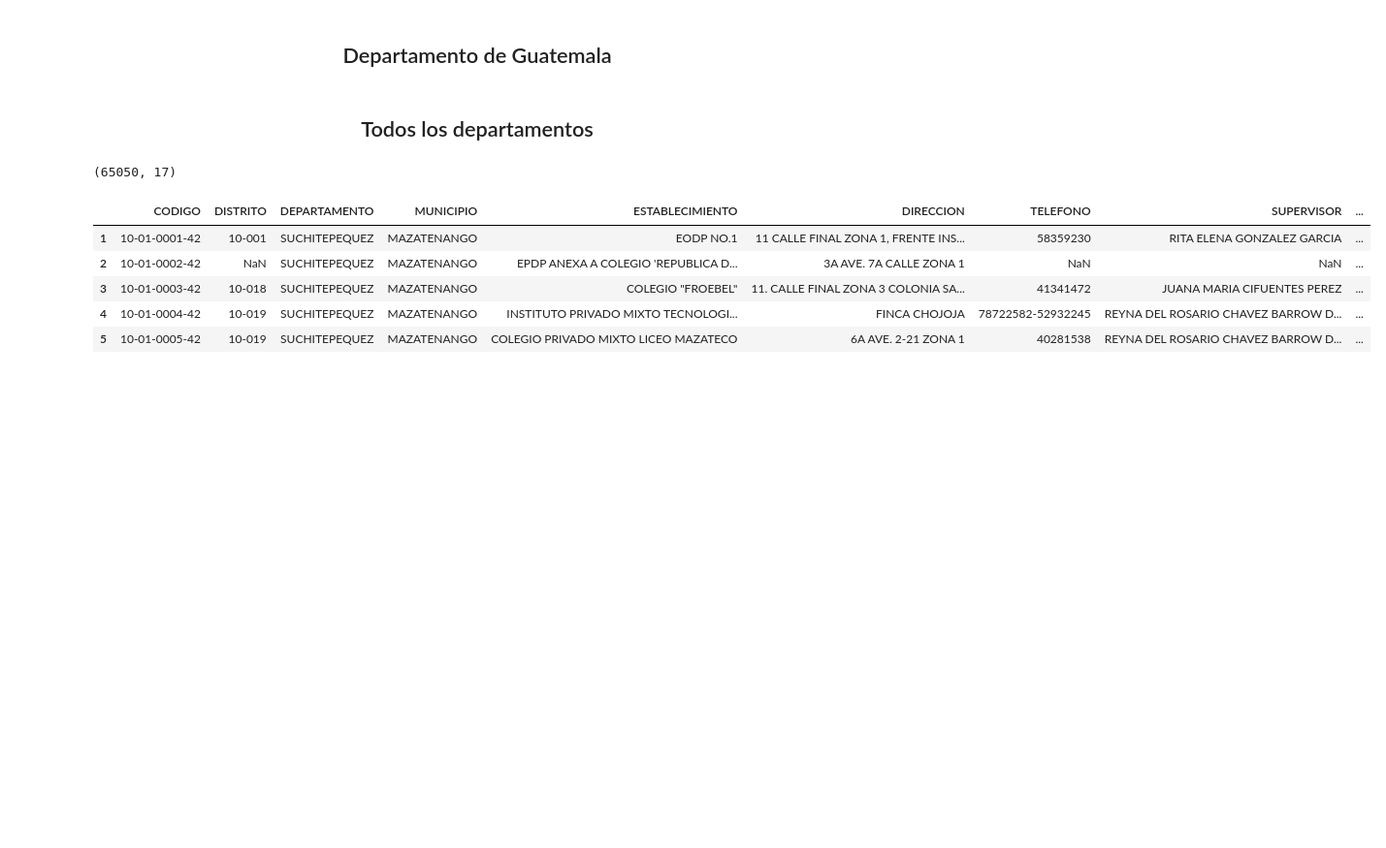
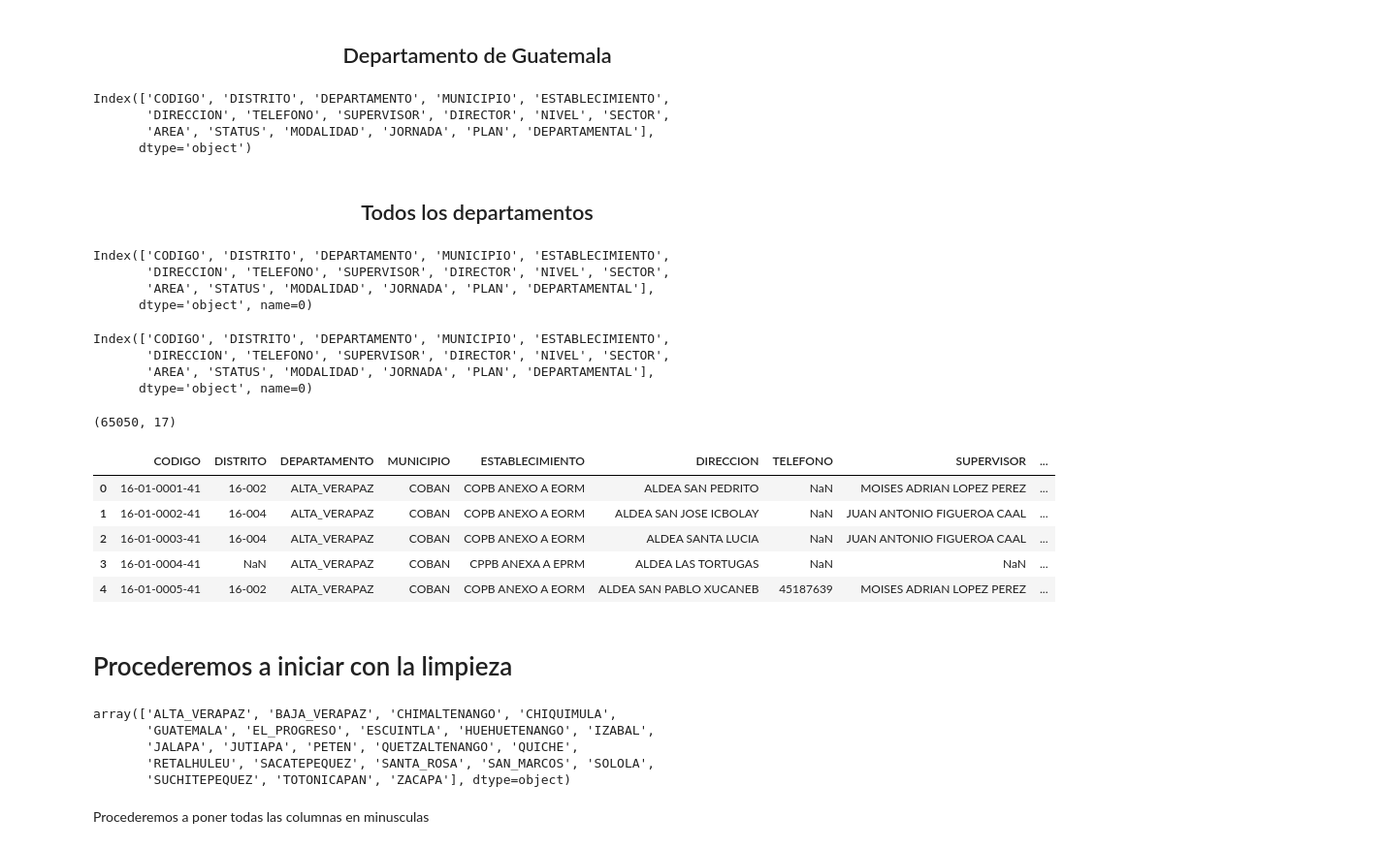
Before and after one commit to RudiksChess/DS_proyecto_1, a Jupyter notebook: Proyecto_1_DS.ipynb, the cells around one changed output. Shown: that part at 97% size. Cells and saved outputs as stored; diff of their text form; code cells hidden in the pictures; blank space fills up the shorter version.

```diff
--- a/Proyecto_1_DS.ipynb
+++ b/Proyecto_1_DS.ipynb
@@ -34,12 +34,30 @@ Nota importante: <br>
 Nosotros decidimos concatenar todos los dataframes desde el inicio porque consideramos que era mucho más rápido y eficiente computacionalmente limpiar solamente un dataset en lugar de hacer la misma limpieza en todos los dataset iterando
 # %% [markdown]
 <h2><center>Departamento de Guatemala</center></h2>
+# %%
+#Definimos una variable para ver si las columnas son invalidas
+def has_invalid_column(columns):
+    prefix = "unnamed"
+    for column in columns:
+        if prefix in column.lower():
+            return True
+    return False
 # %%
 guate = []
 for j in names3:
     df = pd.read_excel(j)
+    if has_invalid_column(df.columns):
+        df.columns = df.iloc[0]
+        df.drop(df.index[0])
+    df["DEPARTAMENTO"] = "GUATEMALA"
     guate.append(df)
 df_guate = pd.concat(guate)
+df_guate.columns
+# %% [output]
+Index(['CODIGO', 'DISTRITO', 'DEPARTAMENTO', 'MUNICIPIO', 'ESTABLECIMIENTO',
+       'DIRECCION', 'TELEFONO', 'SUPERVISOR', 'DIRECTOR', 'NIVEL', 'SECTOR',
+       'AREA', 'STATUS', 'MODALIDAD', 'JORNADA', 'PLAN', 'DEPARTAMENTAL'],
+      dtype='object')
 # %%
 # prof = ProfileReport(guatemala_departamento)
 # prof
@@ -50,6 +68,17 @@ departamentos = []
 for j in names:
     path = url + j + '?raw=true'
     df = pd.read_excel(path)
+    if has_invalid_column(df.columns):
+        df.columns = df.iloc[0]
+        df = df.drop(df.index[0])
+    #     print(df.columns)
+    # else:
+    #   print(df.columns)
+    if j == "CIUDAD_CAPITAL.xlsx":
+      df["DEPARTAMENTO"] = "GUATEMALA"
+    else:
+      df["DEPARTAMENTO"] = j.replace(".xlsx", "")
     departamentos.append(df)
 
+
 departamentos.append(df_guate)
@@ -70,15 +85,40 @@ for i,j in enumerate(departamentos):
+# %%
+pd.concat(departamentos).columns
+# %% [output]
+Index(['CODIGO', 'DISTRITO', 'DEPARTAMENTO', 'MUNICIPIO', 'ESTABLECIMIENTO',
+       'DIRECCION', 'TELEFONO', 'SUPERVISOR', 'DIRECTOR', 'NIVEL', 'SECTOR',
+       'AREA', 'STATUS', 'MODALIDAD', 'JORNADA', 'PLAN', 'DEPARTAMENTAL'],
+      dtype='object', name=0)
 # %%
-df_pais = pd.concat(departamentos2)
+df_pais = pd.concat(departamentos)
+df_pais.columns
+# %% [output]
+Index(['CODIGO', 'DISTRITO', 'DEPARTAMENTO', 'MUNICIPIO', 'ESTABLECIMIENTO',
+       'DIRECCION', 'TELEFONO', 'SUPERVISOR', 'DIRECTOR', 'NIVEL', 'SECTOR',
+       'AREA', 'STATUS', 'MODALIDAD', 'JORNADA', 'PLAN', 'DEPARTAMENTAL'],
+      dtype='object', name=0)
 # %%
 df_pais.shape
 # %% [output]
 (65050, 17)
 # %%
-df.head()
+df_pais.head()
 # %% [output]
 |  | CODIGO | DISTRITO | DEPARTAMENTO | MUNICIPIO | ESTABLECIMIENTO | DIRECCION | TELEFONO | SUPERVISOR | ... |
-| 1 | 10-01-0001-42 | 10-001 | SUCHITEPEQUEZ | MAZATENANGO | EODP NO.1 | 11 CALLE FINAL ZONA 1, FRENTE INS... | 58359230 | RITA ELENA GONZALEZ GARCIA | ... |
-| 2 | 10-01-0002-42 | NaN | SUCHITEPEQUEZ | MAZATENANGO | EPDP ANEXA A COLEGIO 'REPUBLICA D... | 3A AVE. 7A CALLE ZONA 1 | NaN | NaN | ... |
-| 3 | 10-01-0003-42 | 10-018 | SUCHITEPEQUEZ | MAZATENANGO | COLEGIO "FROEBEL" | 11. CALLE FINAL ZONA 3 COLONIA SA... | 41341472 | JUANA MARIA CIFUENTES PEREZ | ... |
-| 4 | 10-01-0004-42 | 10-019 | SUCHITEPEQUEZ | MAZATENANGO | INSTITUTO PRIVADO MIXTO TECNOLOGI... | FINCA CHOJOJA | 78722582-52932245 | REYNA DEL ROSARIO CHAVEZ BARROW D... | ... |
-| 5 | 10-01-0005-42 | 10-019 | SUCHITEPEQUEZ | MAZATENANGO | COLEGIO PRIVADO MIXTO LICEO MAZATECO | 6A AVE. 2-21 ZONA 1 | 40281538 | REYNA DEL ROSARIO CHAVEZ BARROW D... | ... |
+| 0 | 16-01-0001-41 | 16-002 | ALTA_VERAPAZ | COBAN | COPB ANEXO A EORM | ALDEA SAN PEDRITO | NaN | MOISES ADRIAN LOPEZ PEREZ | ... |
+| 1 | 16-01-0002-41 | 16-004 | ALTA_VERAPAZ | COBAN | COPB ANEXO A EORM | ALDEA SAN JOSE ICBOLAY | NaN | JUAN ANTONIO FIGUEROA CAAL | ... |
+| 2 | 16-01-0003-41 | 16-004 | ALTA_VERAPAZ | COBAN | COPB ANEXO A EORM | ALDEA SANTA LUCIA | NaN | JUAN ANTONIO FIGUEROA CAAL | ... |
+| 3 | 16-01-0004-41 | NaN | ALTA_VERAPAZ | COBAN | CPPB ANEXA A EPRM | ALDEA LAS TORTUGAS | NaN | NaN | ... |
+| 4 | 16-01-0005-41 | 16-002 | ALTA_VERAPAZ | COBAN | COPB ANEXO A EORM | ALDEA SAN PABLO XUCANEB | 45187639 | MOISES ADRIAN LOPEZ PEREZ | ... |
+# %% [markdown]
+# Procederemos a iniciar con la limpieza
+# %%
+df_pais["DEPARTAMENTO"].unique()
+# %% [output]
+array(['ALTA_VERAPAZ', 'BAJA_VERAPAZ', 'CHIMALTENANGO', 'CHIQUIMULA',
+       'GUATEMALA', 'EL_PROGRESO', 'ESCUINTLA', 'HUEHUETENANGO', 'IZABAL',
+       'JALAPA', 'JUTIAPA', 'PETEN', 'QUETZALTENANGO', 'QUICHE',
+       'RETALHULEU', 'SACATEPEQUEZ', 'SANTA_ROSA', 'SAN_MARCOS', 'SOLOLA',
+       'SUCHITEPEQUEZ', 'TOTONICAPAN', 'ZACAPA'], dtype=object)
+# %% [markdown]
+Procederemos a poner todas las columnas en minusculas
```
Also changed, not shown: parts of 23 cells of this notebook, 1 other file.
